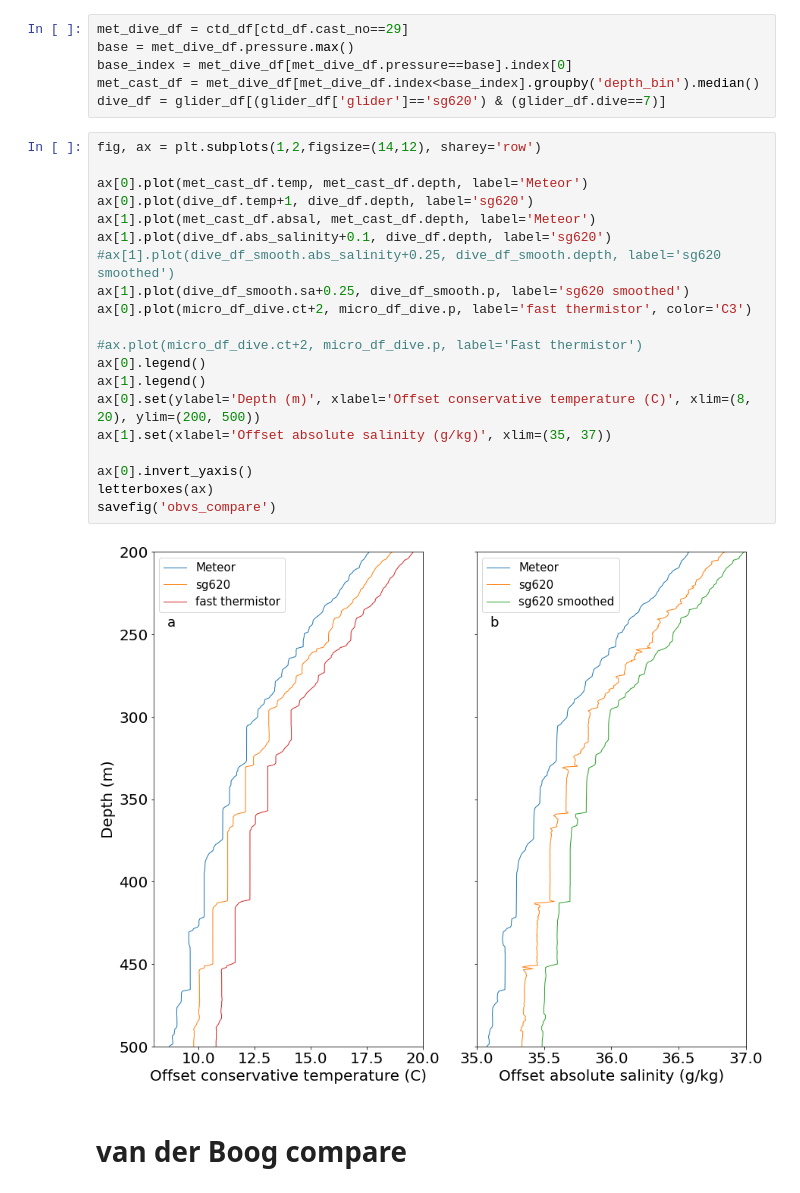
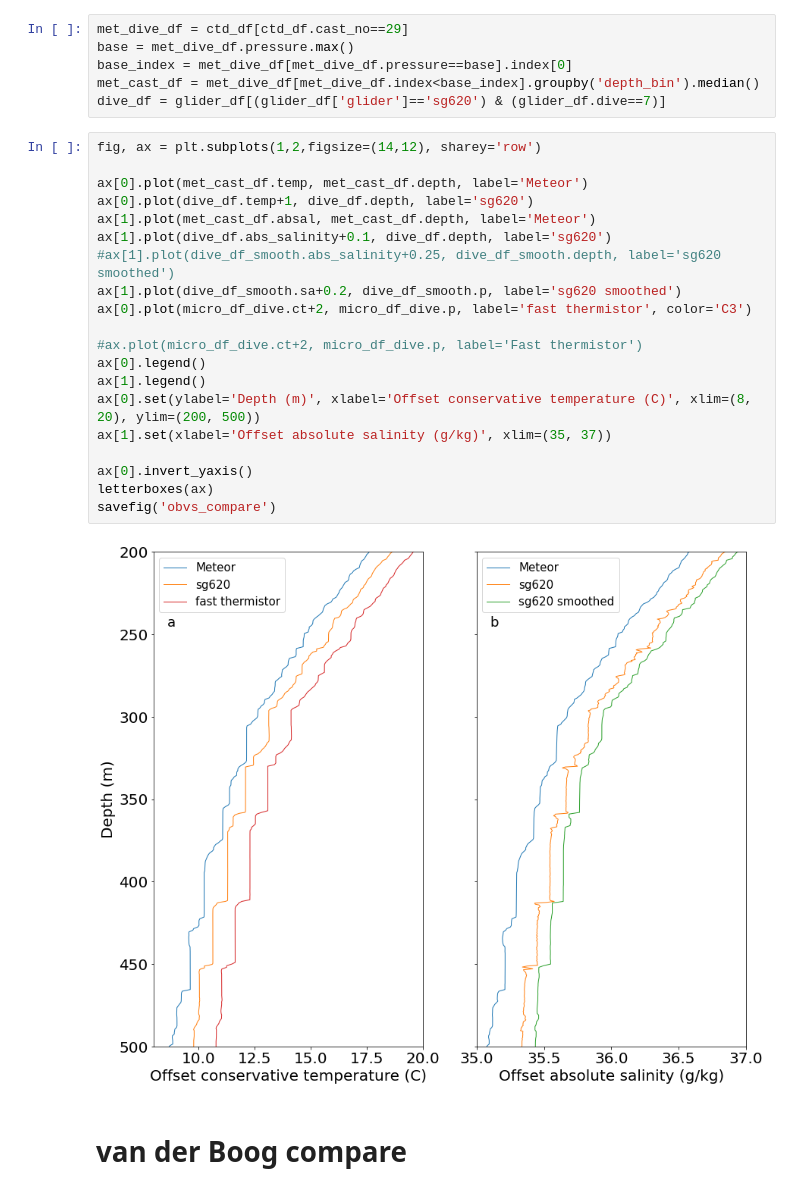
Before and after one commit to callumrollo/eurec4a-thermohaline-figures, a Jupyter notebook: create_figures.ipynb, the cells around one changed output. Drawn from its saved outputs; the diff is of its cells as text.

Commit message:
better figures

```diff
--- a/create_figures.ipynb
+++ b/create_figures.ipynb
@@ -530,25 +533,25 @@ dive_df = glider_df[(glider_df['glider']=='sg620') & (glider_df.dive==7)]
 # %%
 fig, ax = plt.subplots(1,2,figsize=(14,12), sharey='row')
 
 ax[0].plot(met_cast_df.temp, met_cast_df.depth, label='Meteor')
 ax[0].plot(dive_df.temp+1, dive_df.depth, label='sg620')
 ax[1].plot(met_cast_df.absal, met_cast_df.depth, label='Meteor')
 ax[1].plot(dive_df.abs_salinity+0.1, dive_df.depth, label='sg620')
 #ax[1].plot(dive_df_smooth.abs_salinity+0.25, dive_df_smooth.depth, label='sg620 smoothed')
-ax[1].plot(dive_df_smooth.sa+0.25, dive_df_smooth.p, label='sg620 smoothed')
+ax[1].plot(dive_df_smooth.sa+0.2, dive_df_smooth.p, label='sg620 smoothed')
 ax[0].plot(micro_df_dive.ct+2, micro_df_dive.p, label='fast thermistor', color='C3')
 
 #ax.plot(micro_df_dive.ct+2, micro_df_dive.p, label='Fast thermistor')
 ax[0].legend()
 ax[1].legend()
 ax[0].set(ylabel='Depth (m)', xlabel='Offset conservative temperature (C)', xlim=(8, 20), ylim=(200, 500))
 ax[1].set(xlabel='Offset absolute salinity (g/kg)', xlim=(35, 37))
 
 ax[0].invert_yaxis()
 letterboxes(ax)
 savefig('obvs_compare')
 # %% [output]
-[figure, old version]
+[figure, new version]
 # %% [markdown]
 # van der Boog compare
 # %%
```
Also changed, not shown: parts of 20 cells of this notebook.
